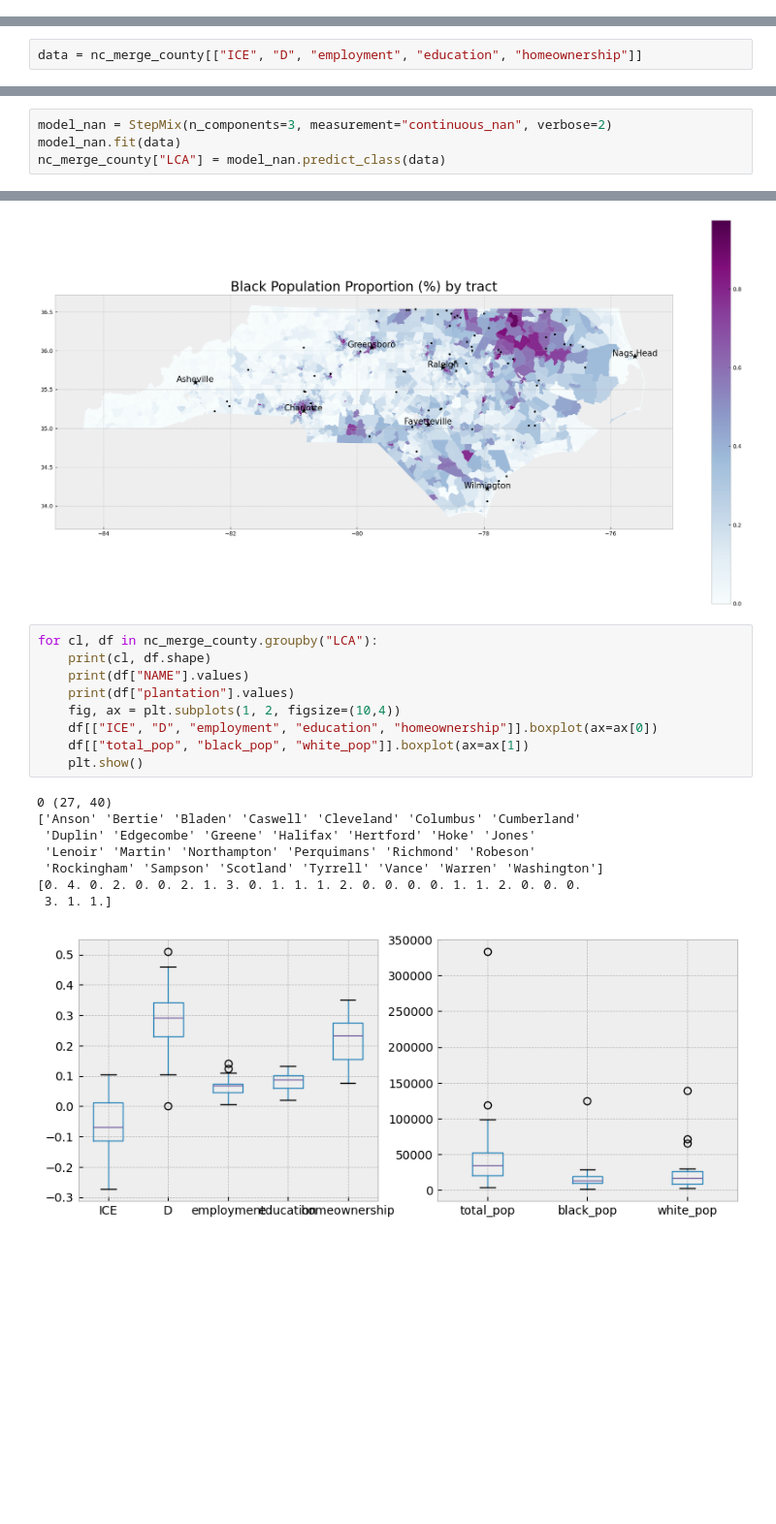
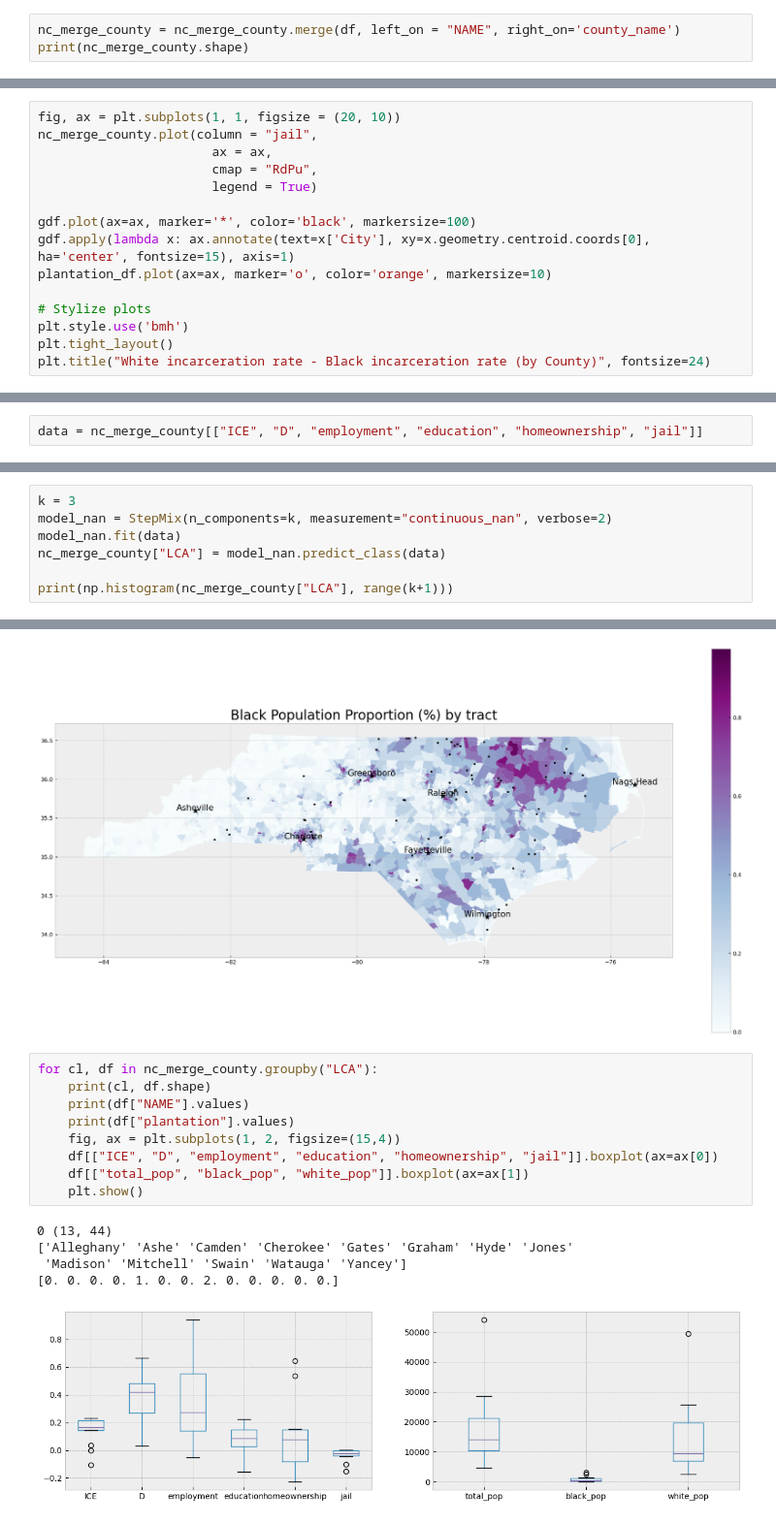
Before and after one commit to professornaite/echo, a Jupyter notebook: code/NCCensusMap.ipynb, the cells around one changed output, grey strips where cells are left out. Shown at 97% size. Drawn from its saved outputs; the diff is of its cells as text; blank space fills up the shorter version.

```diff
--- a/code/NCCensusMap.ipynb
+++ b/code/NCCensusMap.ipynb
@@ -292,0 +317,3 @@ nc_merge_county.head(2)
+# %%
+nc_merge_county = nc_merge_county.merge(df, left_on = "NAME", right_on='county_name')
+print(nc_merge_county.shape)
@@ -463,3 +492,18 @@ plt.title("White homeownership rate - Black homeownership rate (by County)", fon
 # %% [output]
 Text(0.5, 1.0, 'White homeownership rate - Black homeownership rate (by County)')
 [figure]
+# %%
+fig, ax = plt.subplots(1, 1, figsize = (20, 10))
+nc_merge_county.plot(column = "jail",
+                       ax = ax,
+                       cmap = "RdPu",
+                       legend = True)
+
+gdf.plot(ax=ax, marker='*', color='black', markersize=100)
+gdf.apply(lambda x: ax.annotate(text=x['City'], xy=x.geometry.centroid.coords[0], ha='center', fontsize=15), axis=1)
+plantation_df.plot(ax=ax, marker='o', color='orange', markersize=10)
+
+# Stylize plots
+plt.style.use('bmh')
+plt.tight_layout()
+plt.title("White incarceration rate - Black incarceration rate (by County)", fontsize=24)
@@ -466,4 +513,4 @@ Text(0.5, 1.0, 'White homeownership rate - Black homeownership rate (by County)'
 # %% [markdown]
 # Clustering
 # %%
-data = nc_merge_county[["ICE", "D", "employment", "education", "homeownership"]]
+data = nc_merge_county[["ICE", "D", "employment", "education", "homeownership", "jail"]]
@@ -501,6 +557,9 @@ Fitting StepMix...
 # %%
-model_nan = StepMix(n_components=3, measurement="continuous_nan", verbose=2)
+k = 3
+model_nan = StepMix(n_components=k, measurement="continuous_nan", verbose=2)
 model_nan.fit(data)
 nc_merge_county["LCA"] = model_nan.predict_class(data)
+
+print(np.histogram(nc_merge_county["LCA"], range(k+1)))
 # %% [output]
 Fitting StepMix...
@@ -581,18 +641,15 @@ Text(0.5, 1.0, 'Black Population Proportion (%) by tract')
 # %%
 for cl, df in nc_merge_county.groupby("LCA"):
     print(cl, df.shape)
     print(df["NAME"].values)
     print(df["plantation"].values)
-    fig, ax = plt.subplots(1, 2, figsize=(10,4))
-    df[["ICE", "D", "employment", "education", "homeownership"]].boxplot(ax=ax[0])
+    fig, ax = plt.subplots(1, 2, figsize=(15,4))
+    df[["ICE", "D", "employment", "education", "homeownership", "jail"]].boxplot(ax=ax[0])
     df[["total_pop", "black_pop", "white_pop"]].boxplot(ax=ax[1])
     plt.show()
 # %% [output]
-0 (27, 40)
-['Anson' 'Bertie' 'Bladen' 'Caswell' 'Cleveland' 'Columbus' 'Cumberland'
- 'Duplin' 'Edgecombe' 'Greene' 'Halifax' 'Hertford' 'Hoke' 'Jones'
- 'Lenoir' 'Martin' 'Northampton' 'Perquimans' 'Richmond' 'Robeson'
- 'Rockingham' 'Sampson' 'Scotland' 'Tyrrell' 'Vance' 'Warren' 'Washington']
-[0. 4. 0. 2. 0. 0. 2. 1. 3. 0. 1. 1. 1. 2. 0. 0. 0. 0. 1. 1. 2. 0. 0. 0.
- 3. 1. 1.]
+0 (13, 44)
+['Alleghany' 'Ashe' 'Camden' 'Cherokee' 'Gates' 'Graham' 'Hyde' 'Jones'
+ 'Madison' 'Mitchell' 'Swain' 'Watauga' 'Yancey']
+[0. 0. 0. 0. 1. 0. 0. 2. 0. 0. 0. 0. 0.]
-[figure, old version]
+[figure, new version]
```
Also changed, not shown: parts of 15 cells of this notebook.
